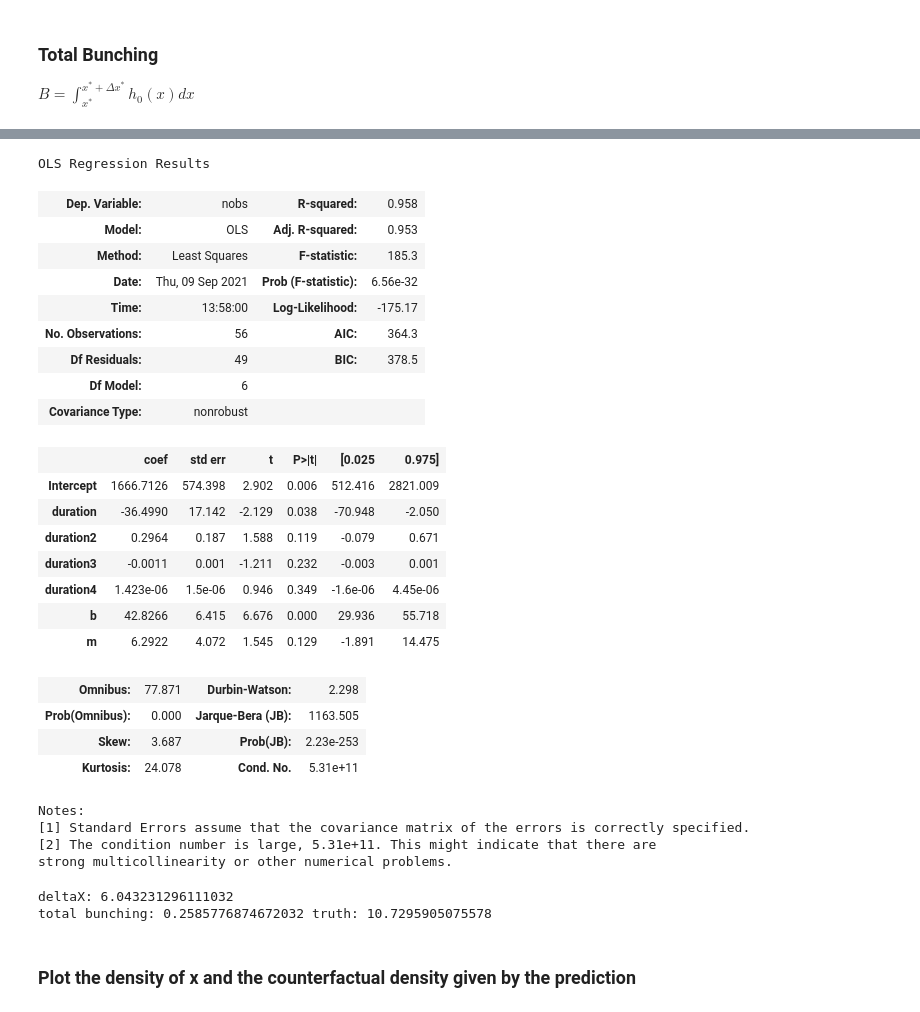
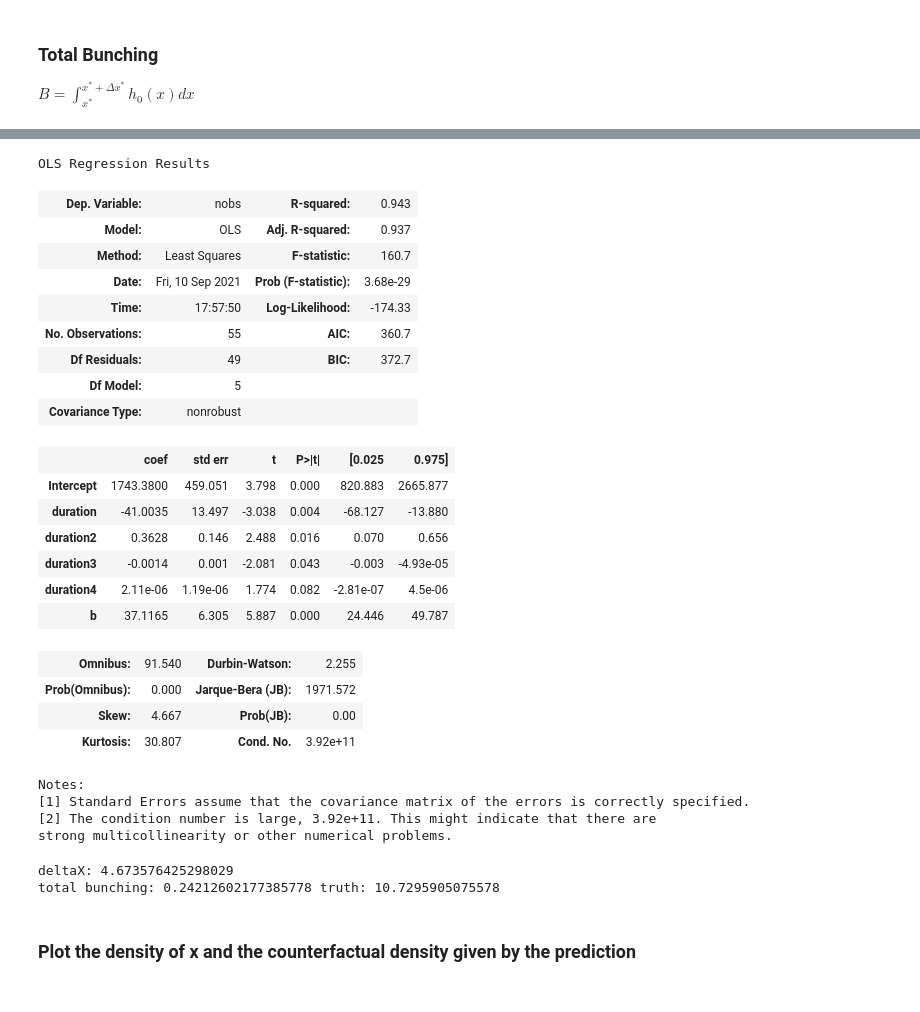
Before and after one commit to paulaleoni/delhi_outages, a Jupyter notebook: src/simulations.ipynb, the cells around one changed output, grey strips where cells are left out. Drawn from its saved outputs; the diff is of its cells as text; code cells hidden in the pictures.

```diff
--- a/src/simulations.ipynb
+++ b/src/simulations.ipynb
@@ -431,10 +465,13 @@ The excess mass is the difference in height between the observed density and the
 $B = \int_{x^*}^{x^* +\Delta x^*} h_{0}(x) dx$
 # %%
 # Bunching at x = 60
-bsize = 2
-missing60 = 60 + bsize*26
+bsize = 1
+ex_reg = 1
+z60 = 60
+z_lower60 = z60 - ex_reg * bsize
+missing60 = z60 + ex_reg * bsize
 
-bunch60 = tools.bunching(data= df.xstar, bsize = bsize, xmax= 90, xmin= 10, z_upper= 60, z_lower= 59, missing = missing60, ex_reg= 1, poly_dgr=4)
+bunch60 = tools.bunching(data= df.xstar, bsize = bsize, xmax= 100, xmin= 10, z_upper= z60, z_lower= z_lower60, missing = missing60, ex_reg= ex_reg, poly_dgr=6)
 
 display(bunch60.estimation_res())
 
@@ -475,45 +538,45 @@ total bunching 20.15567818235618 truth 35.3448064033245
 # %%
 # bunching at x = 120
+z120 = 120
+z_lower120 = z120 - ex_reg * bsize
+missing120 = z120 + ex_reg * bsize
 
-missing120 = 120 + bsize*26
-
-bunch120 = tools.bunching(data= df.xstar, bsize = 2, xmax= 200, xmin= 90, z_upper= 120, z_lower= 118, missing = missing120, ex_reg= 1, poly_dgr=4)
+bunch120 = tools.bunching(data= df.xstar, bsize = 2, xmax= 200, xmin= 90, z_upper= z120, z_lower= z_lower120, missing = missing120, ex_reg= ex_reg, poly_dgr=4, include_missing=False)
 
 display(bunch120.estimation_res())
 
 print('deltaX:', bunch120.get_deltaX())
 print('total bunching:',bunch120.total_bunch(), 'truth:',deltaX120)
 
 pred120 = bunch120.prediction()
 # %% [output]
 OLS Regression Results
-| Dep. Variable: | nobs | R-squared: | 0.958 |
-| Model: | OLS | Adj. R-squared: | 0.953 |
-| Method: | Least Squares | F-statistic: | 185.3 |
-| Date: | Thu, 09 Sep 2021 | Prob (F-statistic): | 6.56e-32 |
-| Time: | 13:58:00 | Log-Likelihood: | -175.17 |
-| No. Observations: | 56 | AIC: | 364.3 |
-| Df Residuals: | 49 | BIC: | 378.5 |
-| Df Model: | 6 |  |  |
+| Dep. Variable: | nobs | R-squared: | 0.943 |
+| Model: | OLS | Adj. R-squared: | 0.937 |
+| Method: | Least Squares | F-statistic: | 160.7 |
+| Date: | Fri, 10 Sep 2021 | Prob (F-statistic): | 3.68e-29 |
+| Time: | 17:57:50 | Log-Likelihood: | -174.33 |
+| No. Observations: | 55 | AIC: | 360.7 |
+| Df Residuals: | 49 | BIC: | 372.7 |
+| Df Model: | 5 |  |  |
 | Covariance Type: | nonrobust |  |  |
 |  | coef | std err | t | P>|t| | [0.025 | 0.975] |
-| Intercept | 1666.7126 | 574.398 | 2.902 | 0.006 | 512.416 | 2821.009 |
-| duration | -36.4990 | 17.142 | -2.129 | 0.038 | -70.948 | -2.050 |
-| duration2 | 0.2964 | 0.187 | 1.588 | 0.119 | -0.079 | 0.671 |
-| duration3 | -0.0011 | 0.001 | -1.211 | 0.232 | -0.003 | 0.001 |
-| duration4 | 1.423e-06 | 1.5e-06 | 0.946 | 0.349 | -1.6e-06 | 4.45e-06 |
-| b | 42.8266 | 6.415 | 6.676 | 0.000 | 29.936 | 55.718 |
-| m | 6.2922 | 4.072 | 1.545 | 0.129 | -1.891 | 14.475 |
+| Intercept | 1743.3800 | 459.051 | 3.798 | 0.000 | 820.883 | 2665.877 |
+| duration | -41.0035 | 13.497 | -3.038 | 0.004 | -68.127 | -13.880 |
+| duration2 | 0.3628 | 0.146 | 2.488 | 0.016 | 0.070 | 0.656 |
+| duration3 | -0.0014 | 0.001 | -2.081 | 0.043 | -0.003 | -4.93e-05 |
+| duration4 | 2.11e-06 | 1.19e-06 | 1.774 | 0.082 | -2.81e-07 | 4.5e-06 |
+| b | 37.1165 | 6.305 | 5.887 | 0.000 | 24.446 | 49.787 |
-| Omnibus: | 77.871 | Durbin-Watson: | 2.298 |
-| Prob(Omnibus): | 0.000 | Jarque-Bera (JB): | 1163.505 |
-| Skew: | 3.687 | Prob(JB): | 2.23e-253 |
-| Kurtosis: | 24.078 | Cond. No. | 5.31e+11 |
+| Omnibus: | 91.540 | Durbin-Watson: | 2.255 |
+| Prob(Omnibus): | 0.000 | Jarque-Bera (JB): | 1971.572 |
+| Skew: | 4.667 | Prob(JB): | 0.00 |
+| Kurtosis: | 30.807 | Cond. No. | 3.92e+11 |
 Notes:
 [1] Standard Errors assume that the covariance matrix of the errors is correctly specified.
-[2] The condition number is large, 5.31e+11. This might indicate that there are
+[2] The condition number is large, 3.92e+11. This might indicate that there are
 strong multicollinearity or other numerical problems.
-deltaX: 6.043231296111032
-total bunching: 0.2585776874672032 truth: 10.7295905075578
+deltaX: 4.673576425298029
+total bunching: 0.24212602177385778 truth: 10.7295905075578
 # %% [markdown]
 ### Plot the density of x and the counterfactual density given by the prediction
 # %%
```
Also changed, not shown: parts of 7 cells of this notebook.
